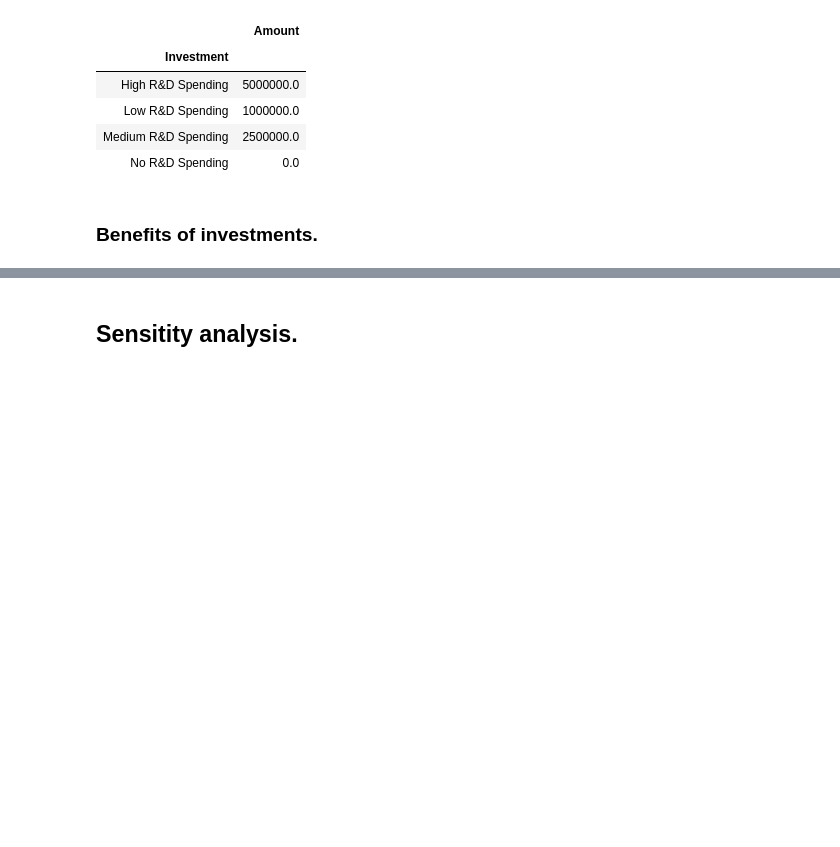
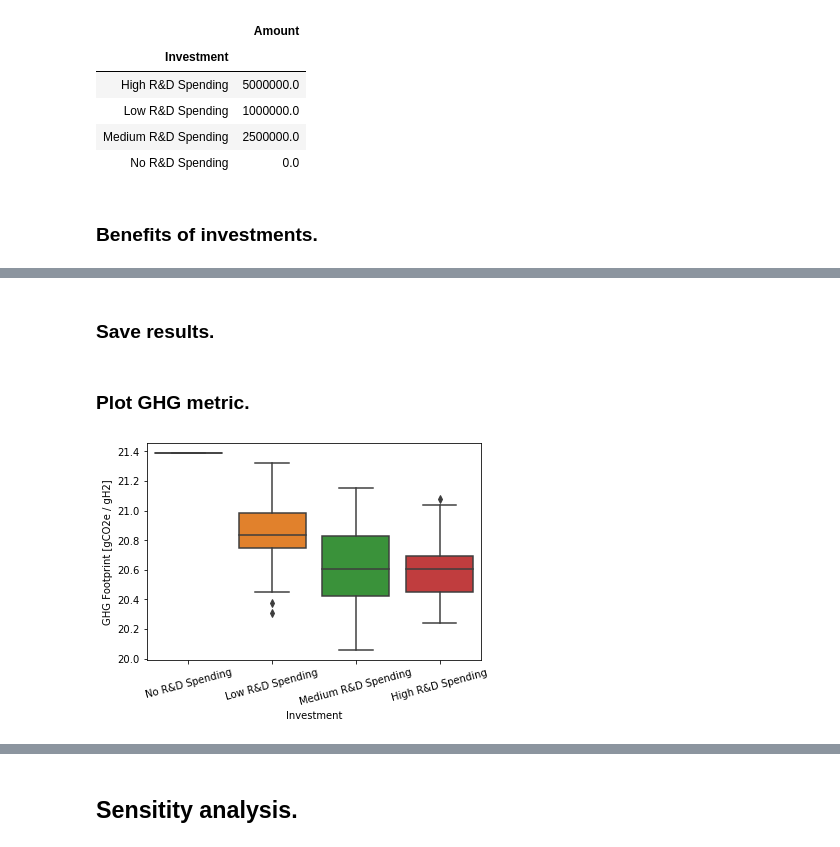
Before and after one commit to NREL/tyche, a Jupyter notebook: framework/code/investment-example.ipynb, the cells around one changed output, grey strips where cells are left out. Cells and saved outputs as stored; diff of their text form; code cells hidden in the pictures; blank space fills up the shorter version.

```diff
--- a/framework/code/investment-example.ipynb
+++ b/framework/code/investment-example.ipynb
@@ -226,0 +272,2 @@ investment_results.summary
+# %% [markdown]
+### Save results.
@@ -226,0 +278,16 @@ investment_results.summary
+# %% [markdown]
+### Plot GHG metric.
+# %%
+g = sb.boxplot(
+    x="Investment",
+    y="Value",
+    data=investment_results.metrics.xs(
+        "GHG",
+        level="Index"
+    ).reset_index()[["Investment", "Value"]],
+    order=["No R&D Spending", "Low R&D Spending", "Medium R&D Spending", "High R&D Spending"]
+)
+g.set(ylabel="GHG Footprint [gCO2e / gH2]")
+g.set_xticklabels(g.get_xticklabels(), rotation=15);
+# %% [output]
+[figure, added]
```
Also changed, not shown: parts of 26 cells of this notebook, 8 other files.
